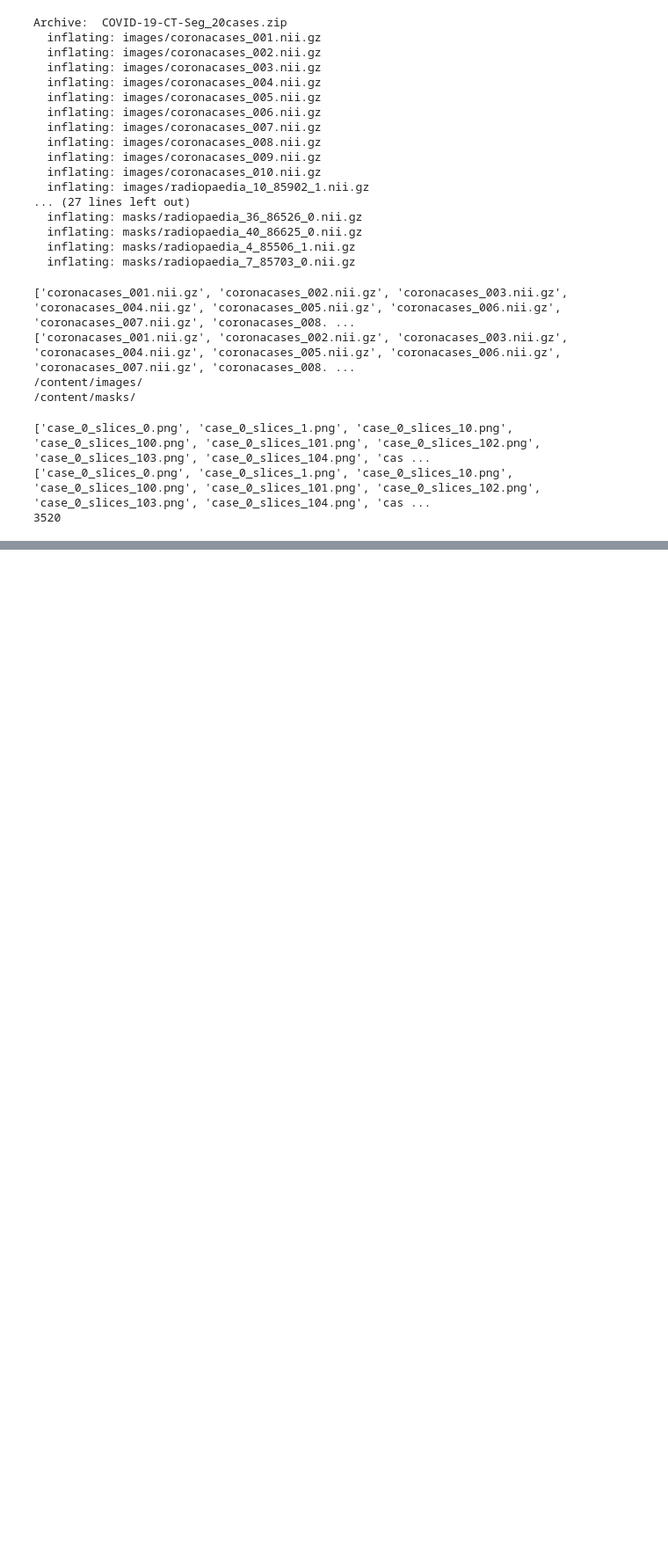
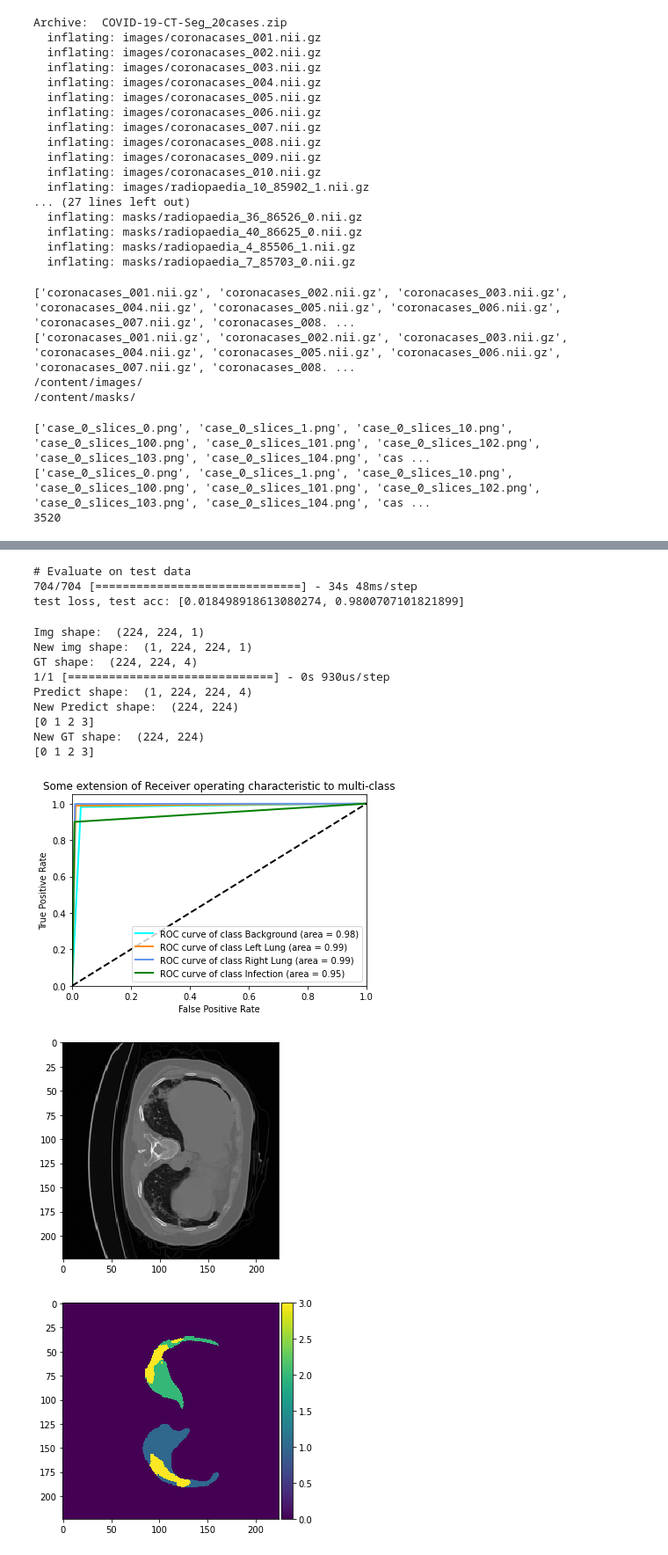
Before and after one commit to bhomaidan1990/SSI_Project, a Jupyter notebook: Project_Code/Notebooks/Unet_model.ipynb, the cells around one changed output, grey strips where cells are left out. Shown at 88% size. Saved outputs shown, nothing was run; the diff lists cells and outputs as text; code cells hidden in the pictures; blank space fills up the shorter version.

Commit message:
update unet notebook with evaluation metrics on test set

```diff
--- a/Project_Code/Notebooks/Unet_model.ipynb
+++ b/Project_Code/Notebooks/Unet_model.ipynb
@@ -558,0 +617,8 @@ axs[1].legend(['Training Accuracy', 'Validation Accuracy'])
+# %%
+# import keras.losses
+# keras.losses.Combo_Loss = Combo_Loss
+
+filepath = "/content/drive/My Drive/ssi_project/trained_model/original_unet/"
+model = tf.keras.models.load_model(filepath + 'crossentropy.h5')
+# model = load_model(filepath + 'dice_loss.h5', custom_objects={'Combo_Loss': Combo_Loss,'dice_coef':dice_coef})
+model.summary()
@@ -558,0 +643,10 @@ axs[1].legend(['Training Accuracy', 'Validation Accuracy'])
+# %%
+# Evaluate the model on the test data using `evaluate`
+print('\n# Evaluate on test data')
+results = model.evaluate(x_test, y_test, batch_size=16)
+print('test loss, test acc:', results)
+# print(model.metrics_names)
+# %% [output]
+# Evaluate on test data
+704/704 [==============================] - 34s 48ms/step
+test loss, test acc: [0.018498918613080274, 0.9800707101821899]
@@ -558,0 +767,60 @@ axs[1].legend(['Training Accuracy', 'Validation Accuracy'])
+# %%
+ix = 6
+img = x_test[ix]
+print("Img shape: ",img.shape)
+img = np.expand_dims(img,axis=-1)
+img = np.swapaxes(img,2,3)
+img = np.swapaxes(img,1,2)
+img = np.swapaxes(img,0,1)
+print("New img shape: ",img.shape)
+gt = y_test[ix]
+print("GT shape: ",gt.shape)
+
+
+preds_train = model.predict(img, verbose=1)
+print("Predict shape: ",preds_train.shape)
+
+max_val = np.argmax(preds_train[0,:,:,:], axis=-1)
+
+
+print("New Predict shape: ",max_val.shape)
+print(np.unique(max_val))
+
+
+combined_gt = np.argmax(gt, axis=-1)
+print("New GT shape: ",combined_gt.shape)
+print(np.unique(combined_gt))
+
+draw_roc_curve(gt, preds_train)
+
+imshow(np.squeeze(img[0,:,:,0]))
+plt.show()
+# imshow(np.squeeze(preds_train[0,:,:,0]))
+# plt.show()
+# imshow(np.squeeze(preds_train[0,:,:,1]))
+# plt.show()
+# imshow(np.squeeze(preds_train[0,:,:,2]))
+# plt.show()
+# imshow(np.squeeze(preds_train[0,:,:,3]))
+# plt.show()
+imshow(max_val)
+plt.show()
+imshow(combined_gt)
+plt.show()
+
+# if img.ndim != 4 or preds_train.ndim != 4:
+#     print("blobla")
+# print(img.ndim)
+# %% [output]
+Img shape:  (224, 224, 1)
+New img shape:  (1, 224, 224, 1)
+GT shape:  (224, 224, 4)
+1/1 [==============================] - 0s 930us/step
+Predict shape:  (1, 224, 224, 4)
+New Predict shape:  (224, 224)
+[0 1 2 3]
+New GT shape:  (224, 224)
+[0 1 2 3]
+[figure, added]
+[figure, added]
+[figure, added]
```
Also changed, not shown: parts of 28 cells of this notebook.
